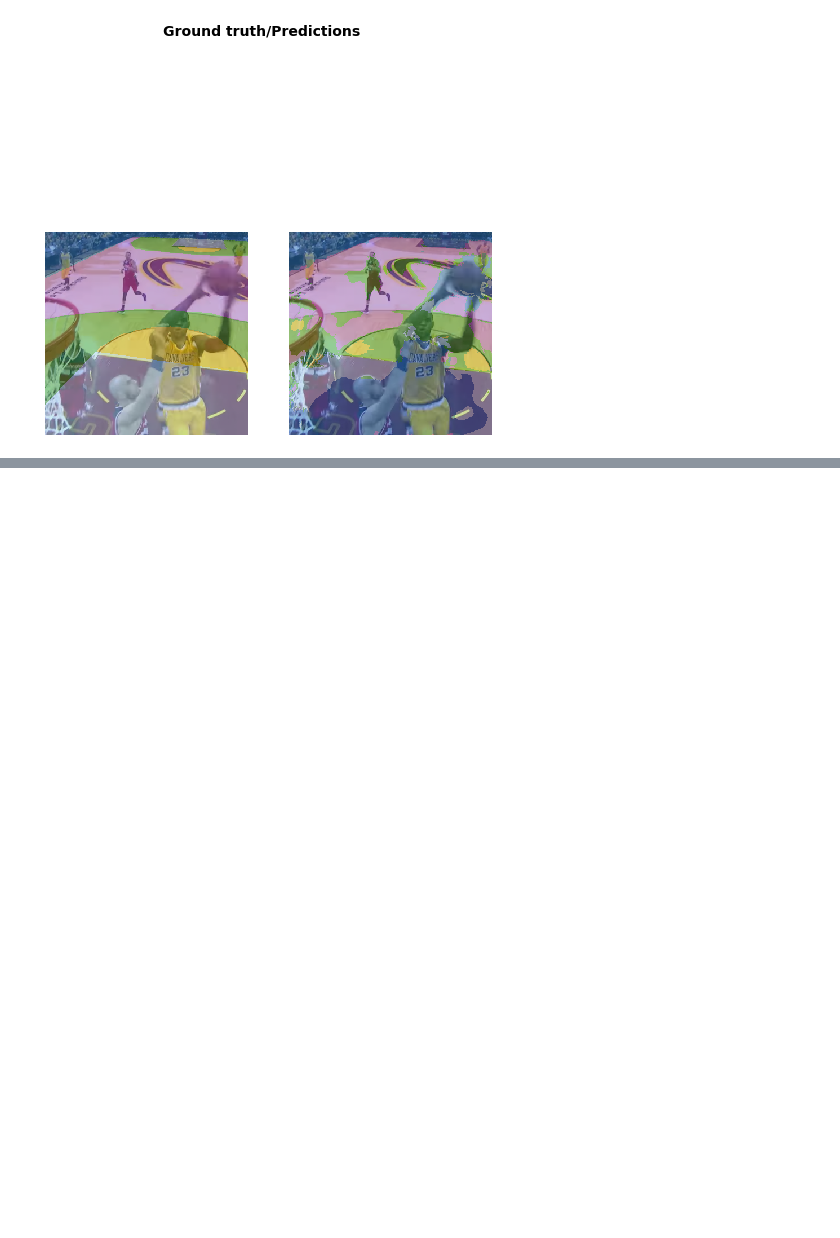
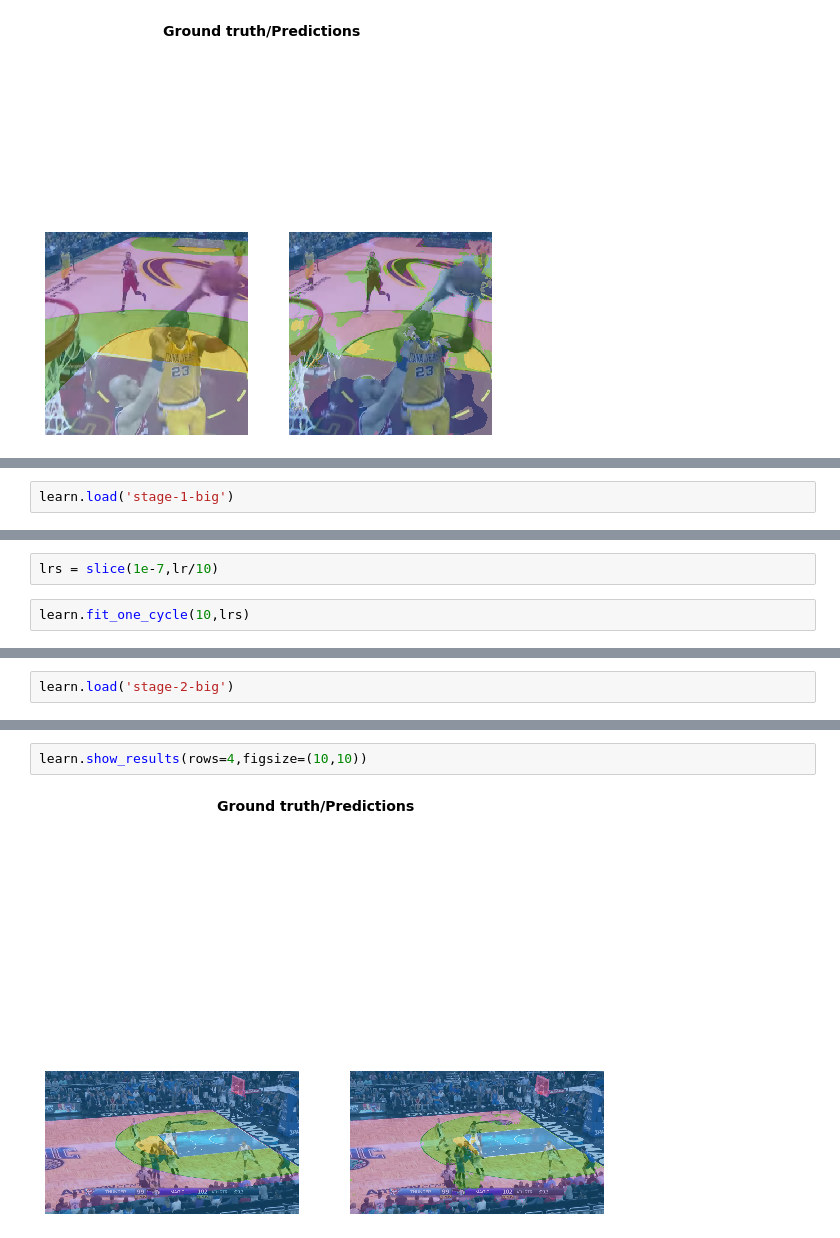
Before and after one commit to Pager07/Human-object-interaction-for-basketball-videos, a Jupyter notebook: CourtSegmentation.ipynb, the cells around one changed output, grey strips where cells are left out. Drawn from its saved outputs; the diff is of its cells as text; blank space fills up the shorter version.

```diff
--- a/CourtSegmentation.ipynb
+++ b/CourtSegmentation.ipynb
@@ -242,0 +296,2 @@ learn.show_results(rows=3, figsize=(8,9))
+# %%
+learn.load('stage-1-big')
@@ -242,0 +318,4 @@ learn.show_results(rows=3, figsize=(8,9))
+# %%
+lrs = slice(1e-7,lr/10)
+# %%
+learn.fit_one_cycle(10,lrs)
@@ -242,0 +336,2 @@ learn.show_results(rows=3, figsize=(8,9))
+# %%
+learn.load('stage-2-big')
@@ -242,0 +356,4 @@ learn.show_results(rows=3, figsize=(8,9))
+# %%
+learn.show_results(rows=4,figsize=(10,10))
+# %% [output]
+[figure, added]
```
Also changed, not shown: parts of 16 cells of this notebook.
